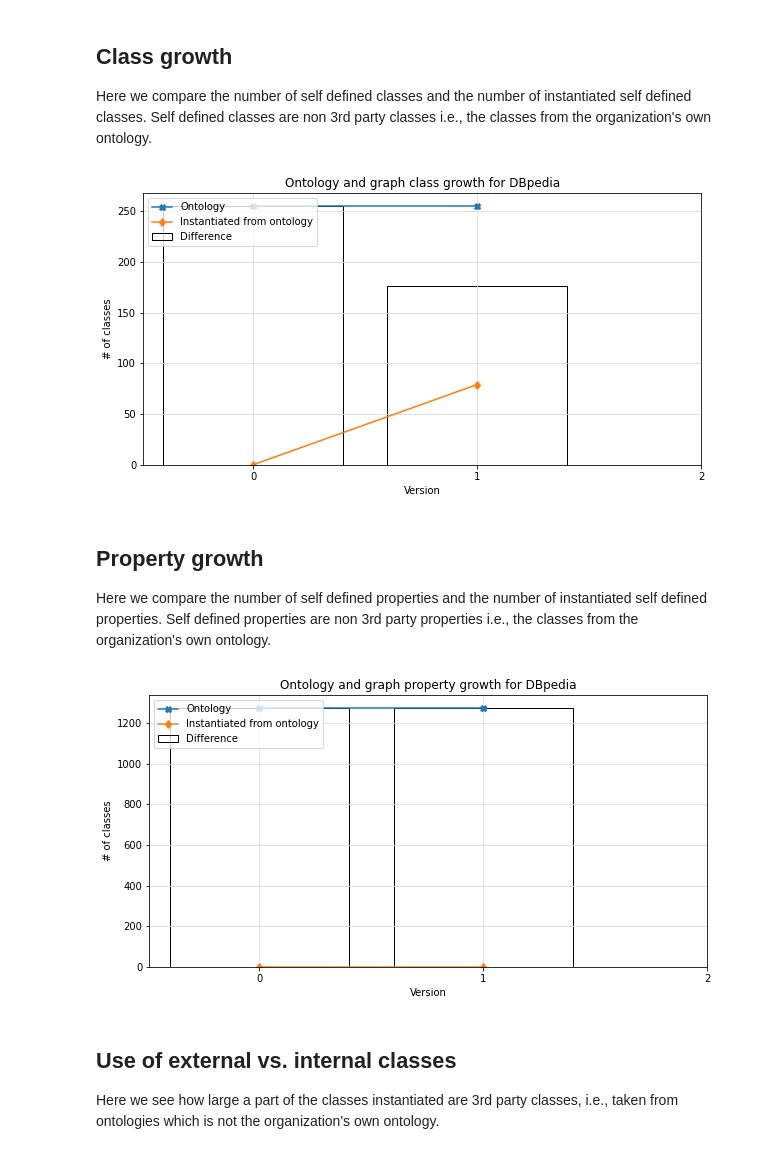
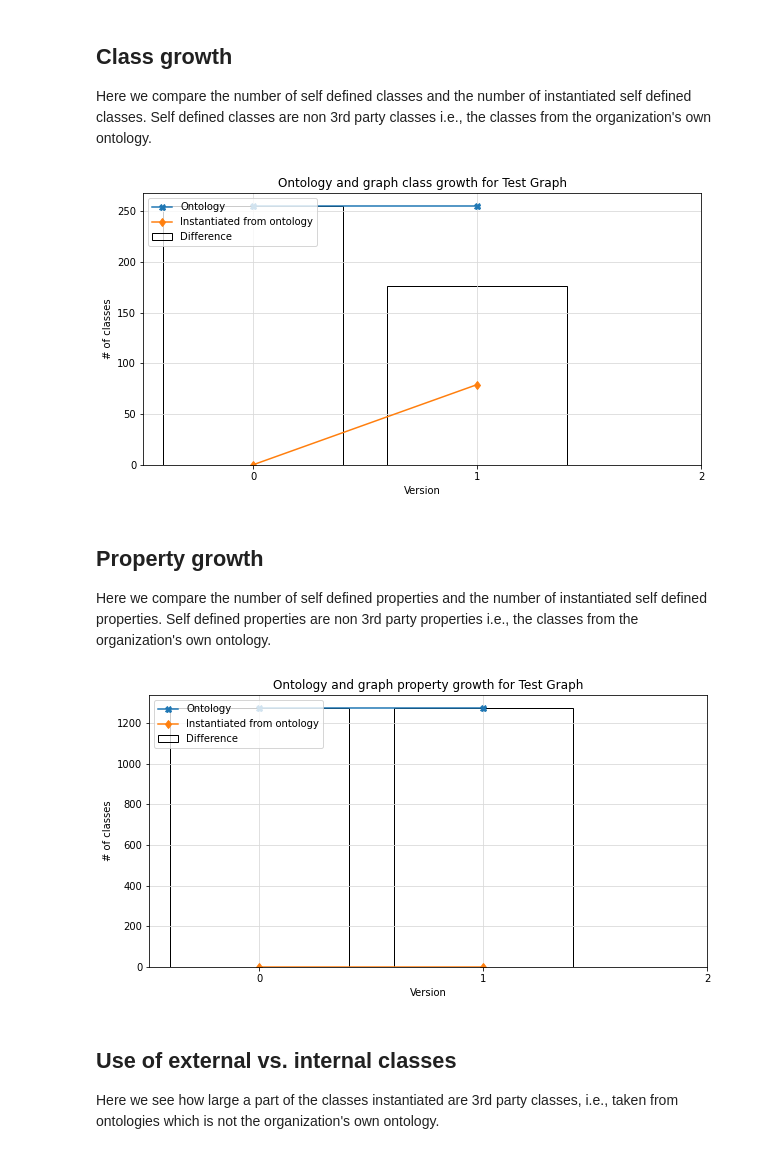
Before and after one commit to EBrandDV/P4, a Jupyter notebook: notebook.ipynb, the cells around one changed output. Cells and saved outputs as stored; diff of their text form; code cells hidden in the pictures.

```diff
--- a/notebook.ipynb
+++ b/notebook.ipynb
@@ -258,17 +245,17 @@ viz.quality_plots(file_path= 'quality.csv', graph_name)
 Here we compare the number of self defined classes and the number of instantiated self defined classes. Self defined classes are non 3rd party classes i.e., the classes from the organization's own ontology.
 # %%
 plt.rcParams["figure.figsize"] = [10, 5]
-viz.ont_growth(file_path= 'icr.csv', title_name= 'class', graph_name)
+viz.ont_growth(file_path= 'icr.csv', title_name= 'class', graph_name= graph_name)
 # %% [output]
-[figure, old version]
+[figure, new version]
 # %% [markdown]
 ## Property growth
 Here we compare the number of self defined properties and the number of instantiated self defined properties. Self defined properties are non 3rd party properties i.e., the classes from the organization's own ontology.
 # %%
 plt.rcParams["figure.figsize"] = [10, 5]
-viz.ont_growth(file_path= 'ipr.csv', title_name= 'property', graph_name)
+viz.ont_growth(file_path= 'ipr.csv', title_name= 'property', graph_name= graph_name)
 # %% [output]
-[figure, old version]
+[figure, new version]
 # %% [markdown]
 ## Use of external vs. internal classes
 Here we see how large a part of the classes instantiated are 3rd party classes, i.e., taken from ontologies which is not the organization's own ontology.
```
Also changed, not shown: parts of 6 cells of this notebook.
